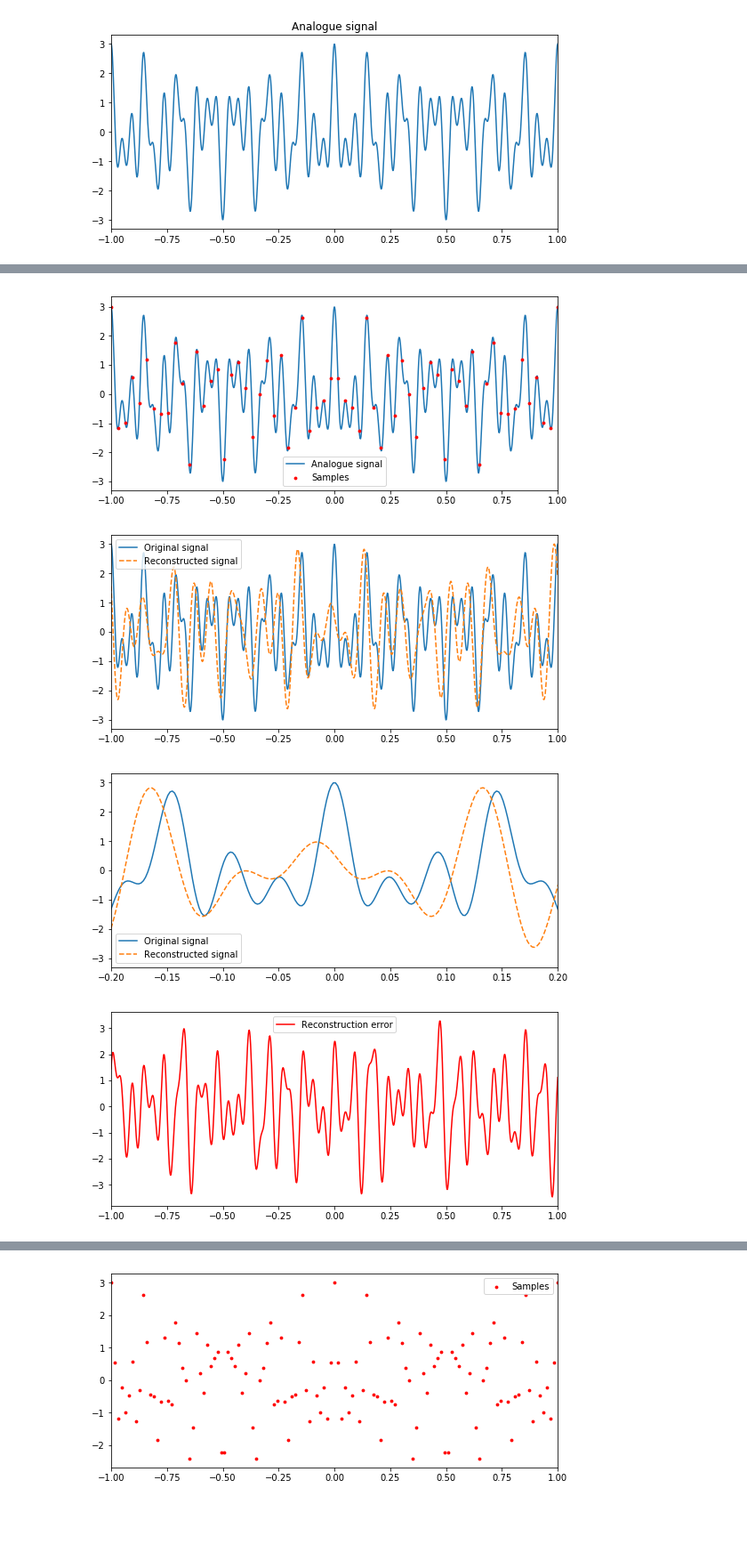
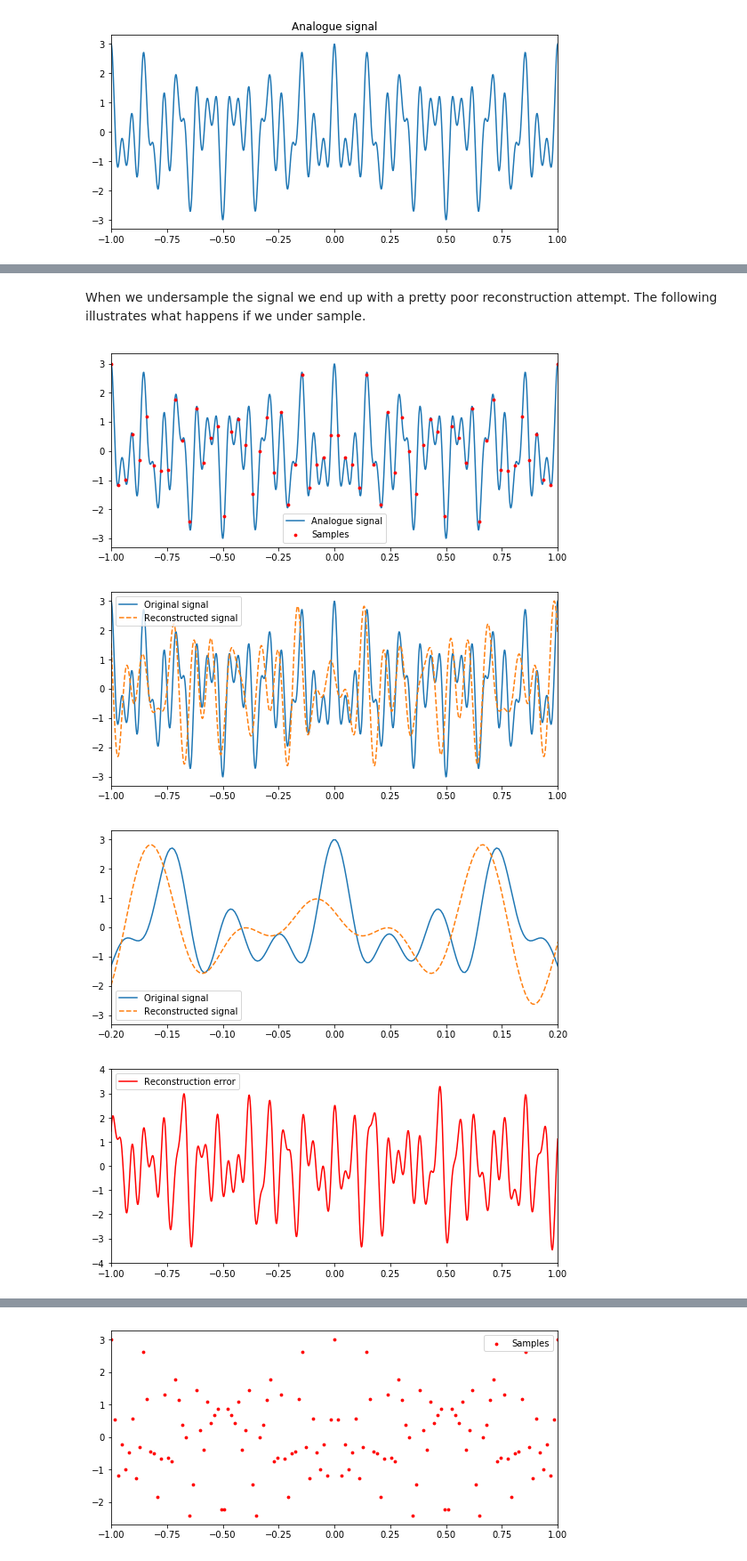
Before and after one commit to jbarkhan/cs_example, a Jupyter notebook: compressive_sensing_example.ipynb, the cells around one changed output, grey strips where cells are left out. Shown at 89% size. Saved outputs shown, nothing was run; the diff lists cells and outputs as text; code cells hidden in the pictures; blank space fills up the shorter version.

```diff
--- a/compressive_sensing_example.ipynb
+++ b/compressive_sensing_example.ipynb
@@ -65,3 +98,5 @@ plt.show()
+# %% [markdown]
+When we undersample the signal we end up with a pretty poor reconstruction attempt. The following illustrates what happens if we under sample.
 # %%
 # under sampling
 
@@ -77,31 +112,32 @@ ax.legend(labels = ['Analogue signal', 'Samples'])
 
 # sinc interpolation
 num_cof = len(ts_u)
 recon = 0
 for k in range(num_cof):
     recon += ys_u[k] * np.sinc(k - int(num_cof / 2) - fs_u * t)
 
 fig, ax = plt.subplots(1, figsize = (9, 4))
 ax.plot(t, y, zorder = 1)
 ax.plot(t, recon, '--', zorder = 2)
 ax.set_xlim(t.min(), t.max())
 ax.legend(labels = ['Original signal', 'Reconstructed signal'])
 
 fig, ax = plt.subplots(1, figsize = (9, 4))
 ax.plot(t, y, zorder = 1)
 ax.plot(t, recon, '--', zorder = 2)
 ax.set_xlim(t.min() / 5, t.max() / 5)
 ax.legend(labels = ['Original signal', 'Reconstructed signal'])
 
 er = y - recon
 fig, ax = plt.subplots(1, figsize = (9, 4))
 ax.plot(t, er, 'r')
 ax.set_xlim(t.min(), t.max())
+ax.set_ylim(-4, 4)
 ax.legend(labels = ['Reconstruction error'])
 
 plt.show()
 # %% [output]
 [figure]
 [figure]
 [figure]
-[figure, old version]
+[figure, new version]
```
Also changed, not shown: parts of 10 cells of this notebook.
